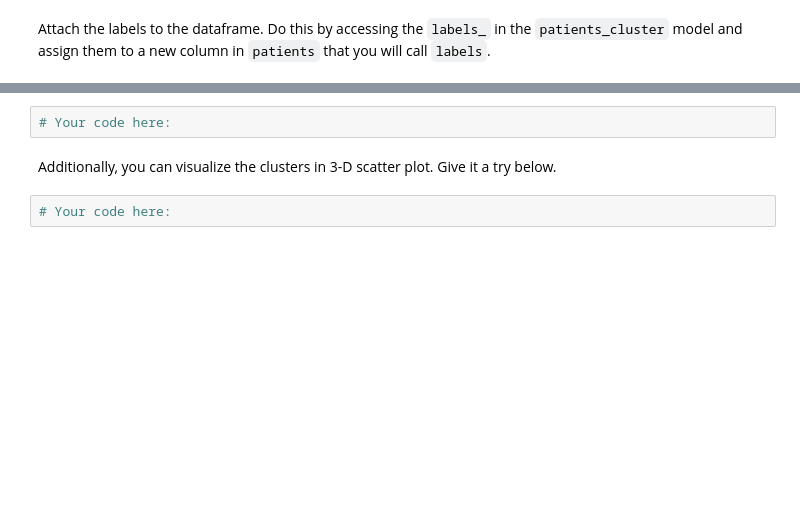
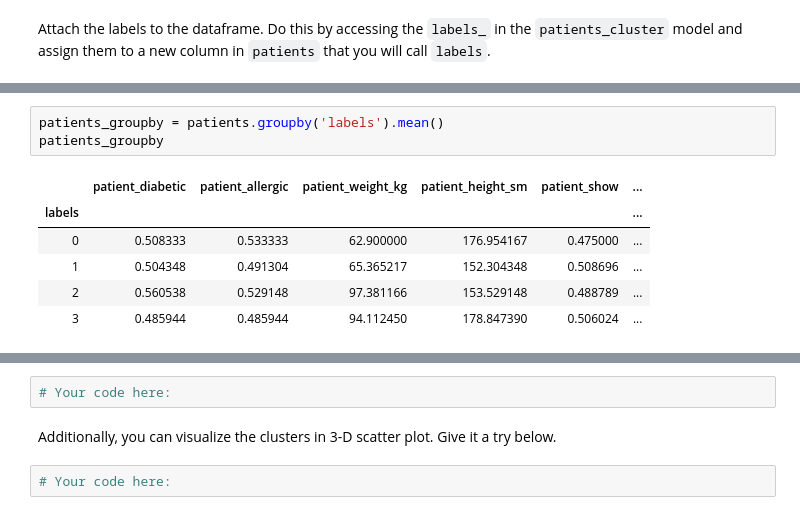
Before and after one commit to ta-data-lis/lab-unsupervised-learning-and-sklearn, a Jupyter notebook: your-code/main.ipynb, the cells around one changed output, grey strips where cells are left out. Cells and saved outputs as stored; diff of their text form; blank space fills up the shorter version.

```diff
--- a/your-code/main.ipynb
+++ b/your-code/main.ipynb
@@ -444,0 +458,10 @@ Additionally, add a comment to describe which columns have the largest differenc
+# %%
+patients_groupby = patients.groupby('labels').mean()
+patients_groupby
+# %% [output]
+|  | patient_diabetic | patient_allergic | patient_weight_kg | patient_height_sm | patient_show | ... |
+| labels |  |  |  |  |  | ... |
+| 0 | 0.508333 | 0.533333 | 62.900000 | 176.954167 | 0.475000 | ... |
+| 1 | 0.504348 | 0.491304 | 65.365217 | 152.304348 | 0.508696 | ... |
+| 2 | 0.560538 | 0.529148 | 97.381166 | 153.529148 | 0.488789 | ... |
+| 3 | 0.485944 | 0.485944 | 94.112450 | 178.847390 | 0.506024 | ... |
```
Also changed, not shown: parts of 15 cells of this notebook.
